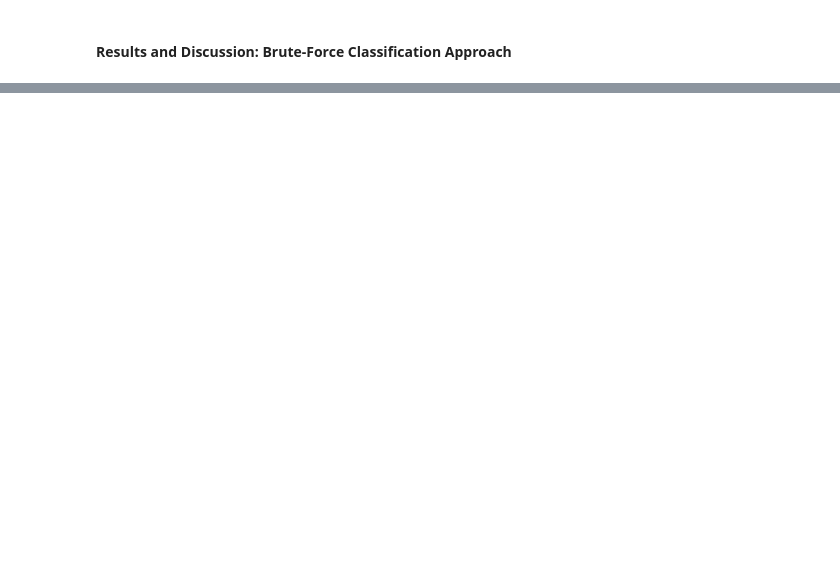
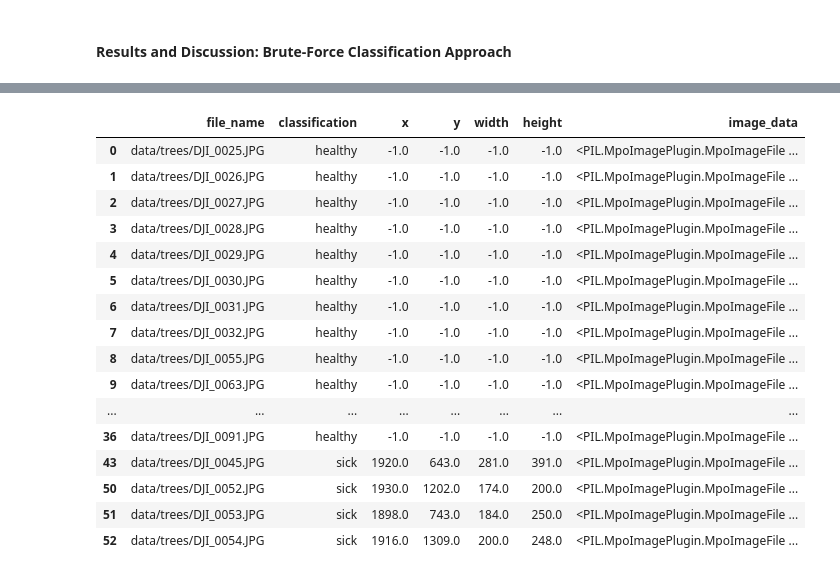
Before and after one commit to Cavesprout/ML-sick-tree-id, a Jupyter notebook: Checkpoint_2/Project_Checkpoint_2.ipynb, the cells around one changed output, grey strips where cells are left out. Cells and saved outputs as stored; diff of their text form; code cells hidden in the pictures; blank space fills up the shorter version.

```diff
--- a/Checkpoint_2/Project_Checkpoint_2.ipynb
+++ b/Checkpoint_2/Project_Checkpoint_2.ipynb
@@ -339,4 +368,24 @@ Yeah pretty much this entire section is garbage so far. I tried setting up the m
 # %%
 # Load only images that we are interested in for this model
 localization_df = img_df[img_df['classification'].isin(['sick', 'healthy'])]
+# %%
+localization_df
+# %% [output]
+|  | file_name | classification | x | y | width | height | image_data |
+| 0 | data/trees/DJI_0025.JPG | healthy | -1.0 | -1.0 | -1.0 | -1.0 | <PIL.MpoImagePlugin.MpoImageFile ... |
+| 1 | data/trees/DJI_0026.JPG | healthy | -1.0 | -1.0 | -1.0 | -1.0 | <PIL.MpoImagePlugin.MpoImageFile ... |
+| 2 | data/trees/DJI_0027.JPG | healthy | -1.0 | -1.0 | -1.0 | -1.0 | <PIL.MpoImagePlugin.MpoImageFile ... |
+| 3 | data/trees/DJI_0028.JPG | healthy | -1.0 | -1.0 | -1.0 | -1.0 | <PIL.MpoImagePlugin.MpoImageFile ... |
+| 4 | data/trees/DJI_0029.JPG | healthy | -1.0 | -1.0 | -1.0 | -1.0 | <PIL.MpoImagePlugin.MpoImageFile ... |
+| 5 | data/trees/DJI_0030.JPG | healthy | -1.0 | -1.0 | -1.0 | -1.0 | <PIL.MpoImagePlugin.MpoImageFile ... |
+| 6 | data/trees/DJI_0031.JPG | healthy | -1.0 | -1.0 | -1.0 | -1.0 | <PIL.MpoImagePlugin.MpoImageFile ... |
+| 7 | data/trees/DJI_0032.JPG | healthy | -1.0 | -1.0 | -1.0 | -1.0 | <PIL.MpoImagePlugin.MpoImageFile ... |
+| 8 | data/trees/DJI_0055.JPG | healthy | -1.0 | -1.0 | -1.0 | -1.0 | <PIL.MpoImagePlugin.MpoImageFile ... |
+| 9 | data/trees/DJI_0063.JPG | healthy | -1.0 | -1.0 | -1.0 | -1.0 | <PIL.MpoImagePlugin.MpoImageFile ... |
+| ... | ... | ... | ... | ... | ... | ... | ... |
+| 36 | data/trees/DJI_0091.JPG | healthy | -1.0 | -1.0 | -1.0 | -1.0 | <PIL.MpoImagePlugin.MpoImageFile ... |
+| 43 | data/trees/DJI_0045.JPG | sick | 1920.0 | 643.0 | 281.0 | 391.0 | <PIL.MpoImagePlugin.MpoImageFile ... |
+| 50 | data/trees/DJI_0052.JPG | sick | 1930.0 | 1202.0 | 174.0 | 200.0 | <PIL.MpoImagePlugin.MpoImageFile ... |
+| 51 | data/trees/DJI_0053.JPG | sick | 1898.0 | 743.0 | 184.0 | 250.0 | <PIL.MpoImagePlugin.MpoImageFile ... |
+| 52 | data/trees/DJI_0054.JPG | sick | 1916.0 | 1309.0 | 200.0 | 248.0 | <PIL.MpoImagePlugin.MpoImageFile ... |
 # %%
```
Also changed, not shown: parts of 22 cells of this notebook.
